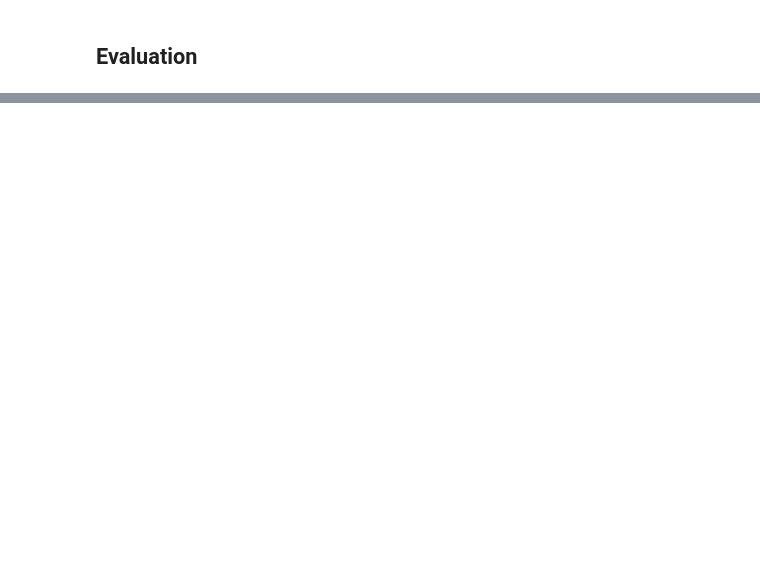
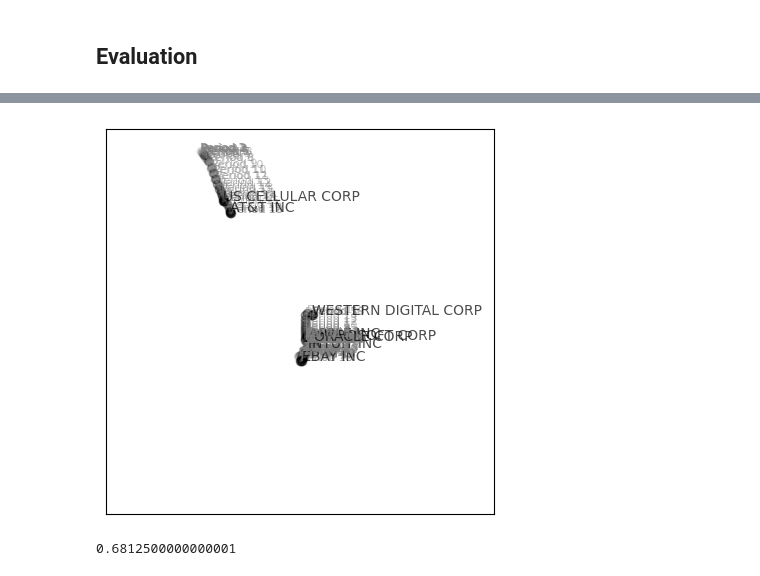
Before and after one commit to mpmatthe/evomap-JSS, a Jupyter notebook: src/evomap-demo.ipynb, the cells around one changed output, grey strips where cells are left out. Saved outputs shown, nothing was run; the diff lists cells and outputs as text; code cells hidden in the pictures; blank space fills up the shorter version.

```diff
--- a/src/evomap-demo.ipynb
+++ b/src/evomap-demo.ipynb
@@ -1631,0 +692,6 @@ def draw_trajectories(Y_ts, labels, selected_labels = None, title = None,
+# %%
+from evomap.mapping import EvoSammon
+
+#D_t = normalize_diss_mats(D_t)
+
+X_t_sammon = EvoSammon(alpha = 15, p = 1, step_size = .01, verbose = 2).fit_transform(D_t_inv)
@@ -1631,0 +716,8 @@ def draw_trajectories(Y_ts, labels, selected_labels = None, title = None,
+# %%
+draw_trajectories(X_t_sammon, labels = labels)
+# %% [output]
+[figure, added]
+# %%
+avg_hitrate_score(X_t_sammon, D_t, input_format='dissimilarity', n_neighbors=5)
+# %% [output]
+0.6812500000000001
```
Also changed, not shown: parts of 139 cells of this notebook, 11 other files.
